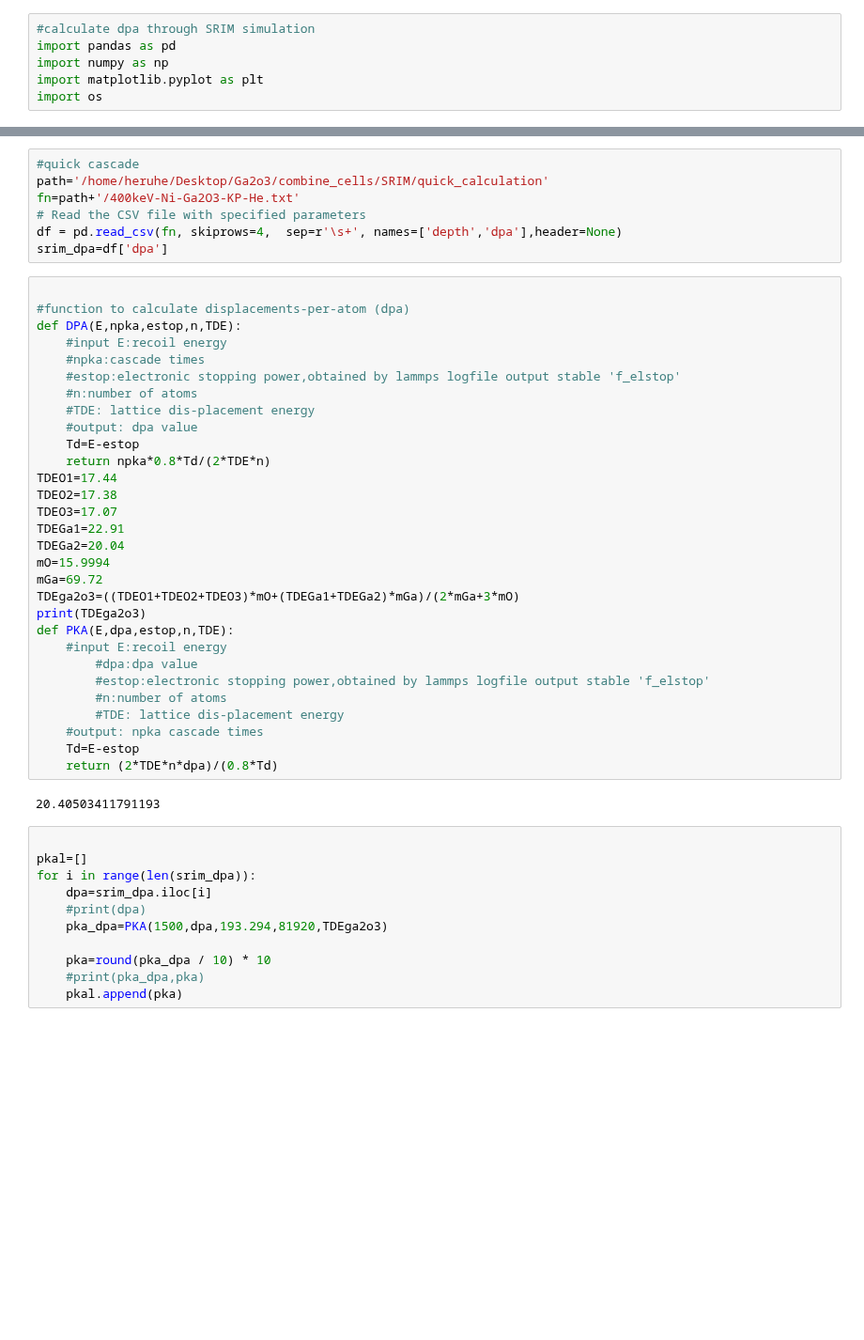
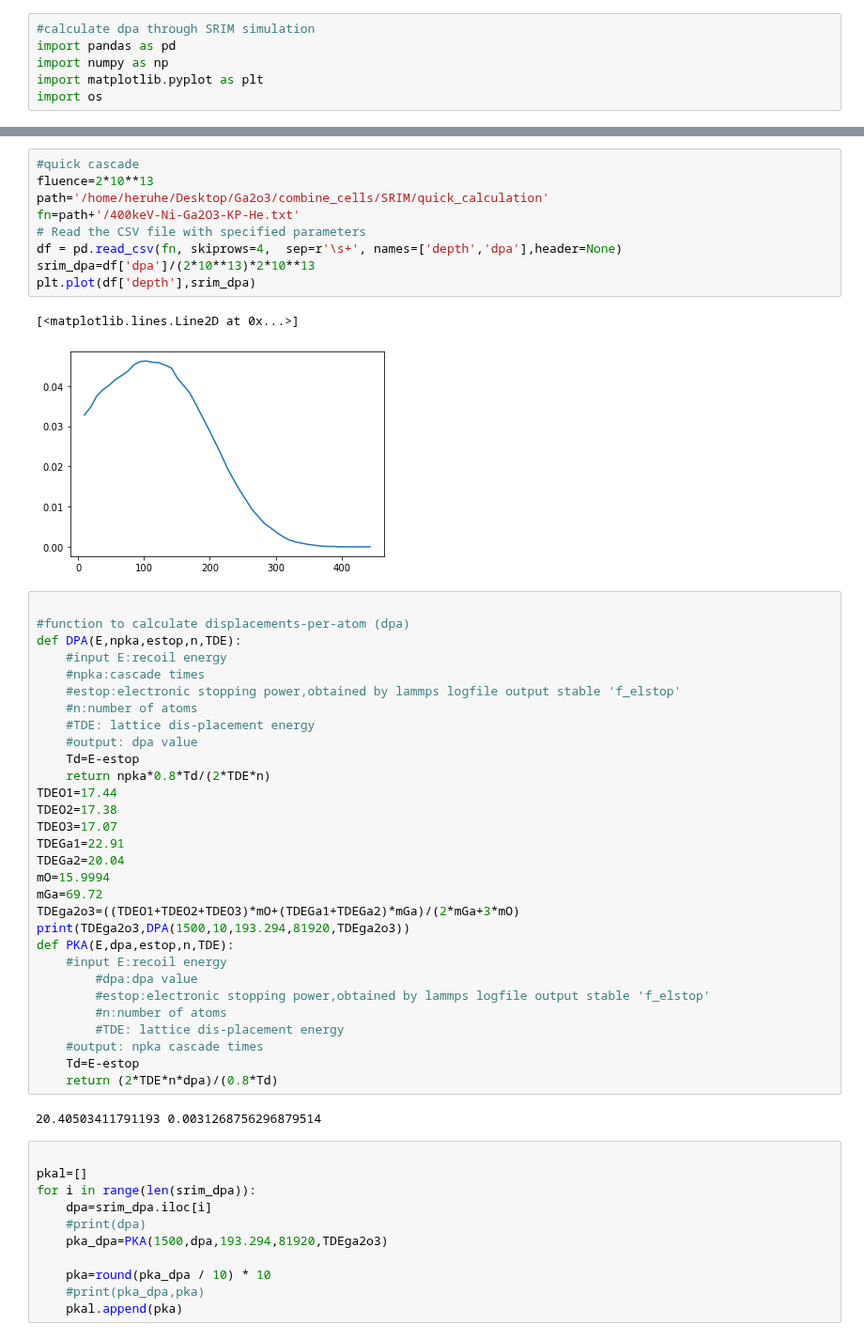
Before and after one commit to HE-RU10/ga2o3, a Jupyter notebook: SRIM_dpa.ipynb, the cells around one changed output, grey strips where cells are left out. Shown at 94% size. Saved outputs shown, nothing was run; the diff lists cells and outputs as text; blank space fills up the shorter version.

```diff
--- a/SRIM_dpa.ipynb
+++ b/SRIM_dpa.ipynb
@@ -55,10 +54,15 @@ Name: dpa, dtype: float64
 # %%
 #quick cascade
+fluence=2*10**13
 path='/home/heruhe/Desktop/Ga2o3/combine_cells/SRIM/quick_calculation'
 fn=path+'/400keV-Ni-Ga2O3-KP-He.txt'
 # Read the CSV file with specified parameters
 df = pd.read_csv(fn, skiprows=4,  sep=r'\s+', names=['depth','dpa'],header=None)
-srim_dpa=df['dpa']
+srim_dpa=df['dpa']/(2*10**13)*2*10**13
+plt.plot(df['depth'],srim_dpa)
+# %% [output]
+[<matplotlib.lines.Line2D at 0x...>]
+[figure, added]
 # %%
 
 #function to calculate displacements-per-atom (dpa)
@@ -79,7 +83,7 @@ TDEGa2=20.04
 mO=15.9994
 mGa=69.72
 TDEga2o3=((TDEO1+TDEO2+TDEO3)*mO+(TDEGa1+TDEGa2)*mGa)/(2*mGa+3*mO)
-print(TDEga2o3)
+print(TDEga2o3,DPA(1500,10,193.294,81920,TDEga2o3))
 def PKA(E,dpa,estop,n,TDE):
     #input E:recoil energy
         #dpa:dpa value
@@ -90,7 +94,7 @@ def PKA(E,dpa,estop,n,TDE):
     Td=E-estop
     return (2*TDE*n*dpa)/(0.8*Td)
 # %% [output]
-20.40503411791193
+20.40503411791193 0.0031268756296879514
 # %%
 
 pkal=[]
```
Also changed, not shown: parts of 3 cells of this notebook, 5 other files.
